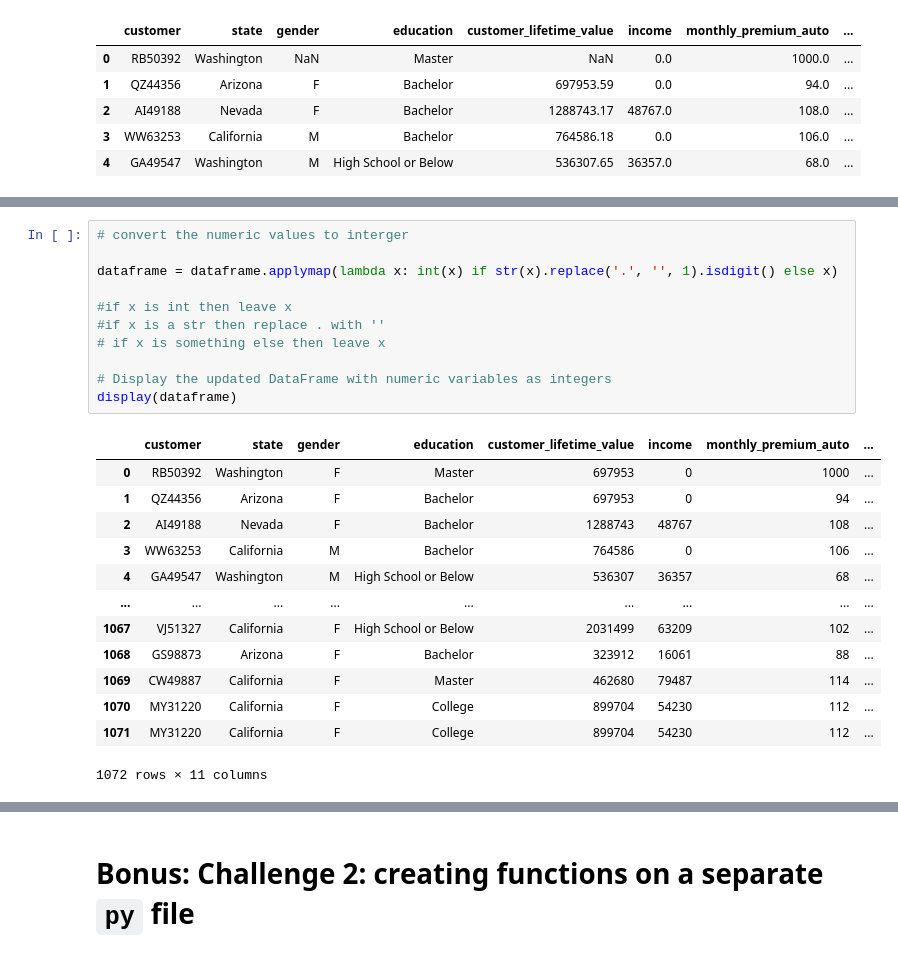
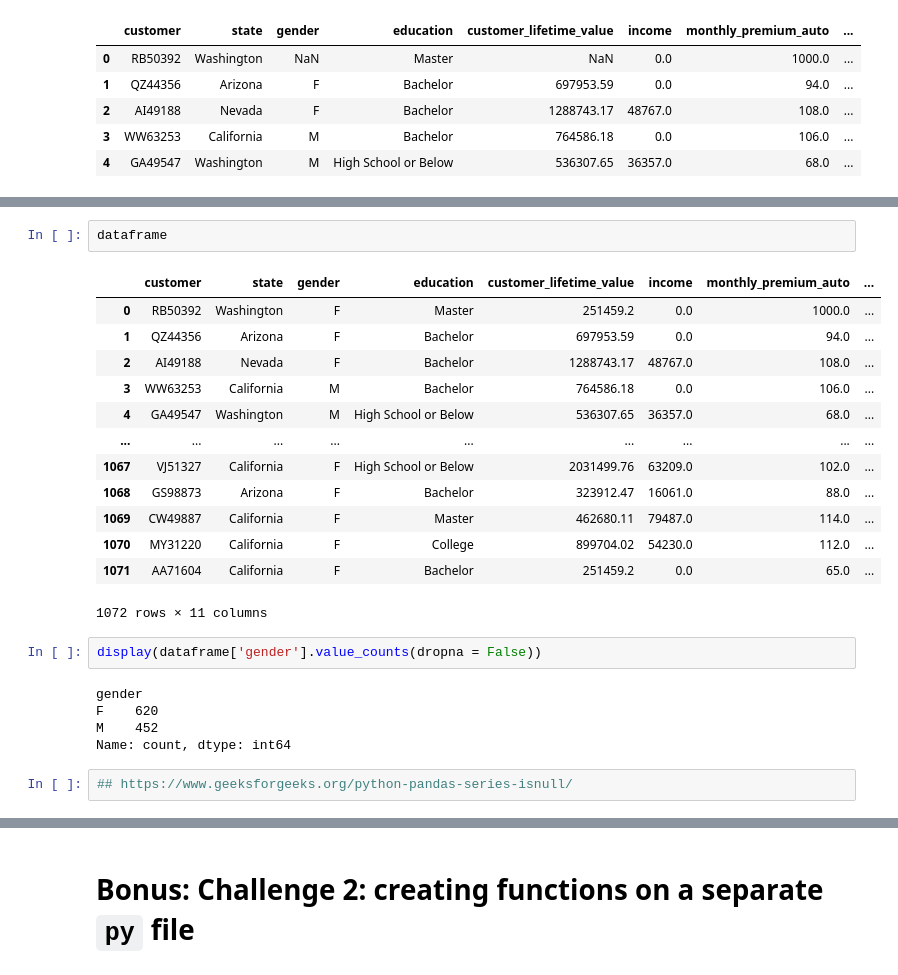
Before and after one commit to saraperrucci/lab-dw-data-cleaning-and-formatting, a Jupyter notebook: lab-dw-data-cleaning-and-formatting (3).ipynb, the cells around one changed output, grey strips where cells are left out. Cells and saved outputs as stored; diff of their text form.

```diff
--- a/lab-dw-data-cleaning-and-formatting (3).ipynb
+++ b/lab-dw-data-cleaning-and-formatting (3).ipynb
@@ -456,25 +407,25 @@ No more null values in the DataFrame after filling.
-# %%
-# convert the numeric values to interger
-
-dataframe = dataframe.applymap(lambda x: int(x) if str(x).replace('.', '', 1).isdigit() else x)
-
-#if x is int then leave x
-#if x is a str then replace . with ''
-# if x is something else then leave x
-
-# Display the updated DataFrame with numeric variables as integers
-display(dataframe)
-# %% [output]
-|  | customer | state | gender | education | customer_lifetime_value | income | monthly_premium_auto | ... |
-| 0 | RB50392 | Washington | F | Master | 697953 | 0 | 1000 | ... |
-| 1 | QZ44356 | Arizona | F | Bachelor | 697953 | 0 | 94 | ... |
-| 2 | AI49188 | Nevada | F | Bachelor | 1288743 | 48767 | 108 | ... |
-| 3 | WW63253 | California | M | Bachelor | 764586 | 0 | 106 | ... |
-| 4 | GA49547 | Washington | M | High School or Below | 536307 | 36357 | 68 | ... |
-| ... | ... | ... | ... | ... | ... | ... | ... | ... |
-| 1067 | VJ51327 | California | F | High School or Below | 2031499 | 63209 | 102 | ... |
-| 1068 | GS98873 | Arizona | F | Bachelor | 323912 | 16061 | 88 | ... |
-| 1069 | CW49887 | California | F | Master | 462680 | 79487 | 114 | ... |
-| 1070 | MY31220 | California | F | College | 899704 | 54230 | 112 | ... |
-| 1071 | MY31220 | California | F | College | 899704 | 54230 | 112 | ... |
-1072 rows × 11 columns
+# %%
+dataframe
+# %% [output]
+|  | customer | state | gender | education | customer_lifetime_value | income | monthly_premium_auto | ... |
+| 0 | RB50392 | Washington | F | Master | 251459.2 | 0.0 | 1000.0 | ... |
+| 1 | QZ44356 | Arizona | F | Bachelor | 697953.59 | 0.0 | 94.0 | ... |
+| 2 | AI49188 | Nevada | F | Bachelor | 1288743.17 | 48767.0 | 108.0 | ... |
+| 3 | WW63253 | California | M | Bachelor | 764586.18 | 0.0 | 106.0 | ... |
+| 4 | GA49547 | Washington | M | High School or Below | 536307.65 | 36357.0 | 68.0 | ... |
+| ... | ... | ... | ... | ... | ... | ... | ... | ... |
+| 1067 | VJ51327 | California | F | High School or Below | 2031499.76 | 63209.0 | 102.0 | ... |
+| 1068 | GS98873 | Arizona | F | Bachelor | 323912.47 | 16061.0 | 88.0 | ... |
+| 1069 | CW49887 | California | F | Master | 462680.11 | 79487.0 | 114.0 | ... |
+| 1070 | MY31220 | California | F | College | 899704.02 | 54230.0 | 112.0 | ... |
+| 1071 | AA71604 | California | F | Bachelor | 251459.2 | 0.0 | 65.0 | ... |
+1072 rows × 11 columns
+# %%
+display(dataframe['gender'].value_counts(dropna = False))
+# %% [output]
+gender
+F    620
+M    452
+Name: count, dtype: int64
+# %%
+## https://www.geeksforgeeks.org/python-pandas-series-isnull/
```
Also changed, not shown: parts of 59 cells of this notebook.
